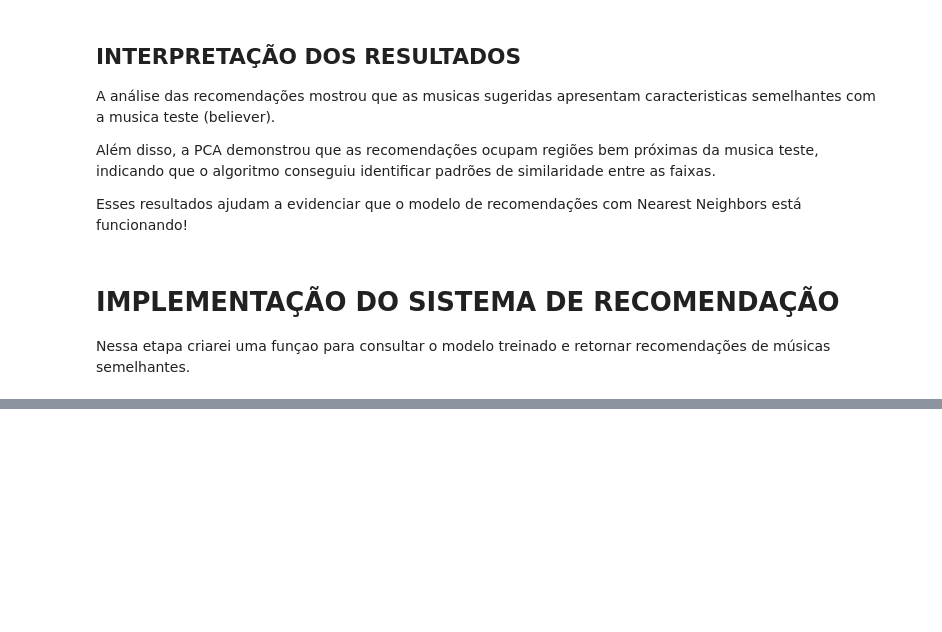
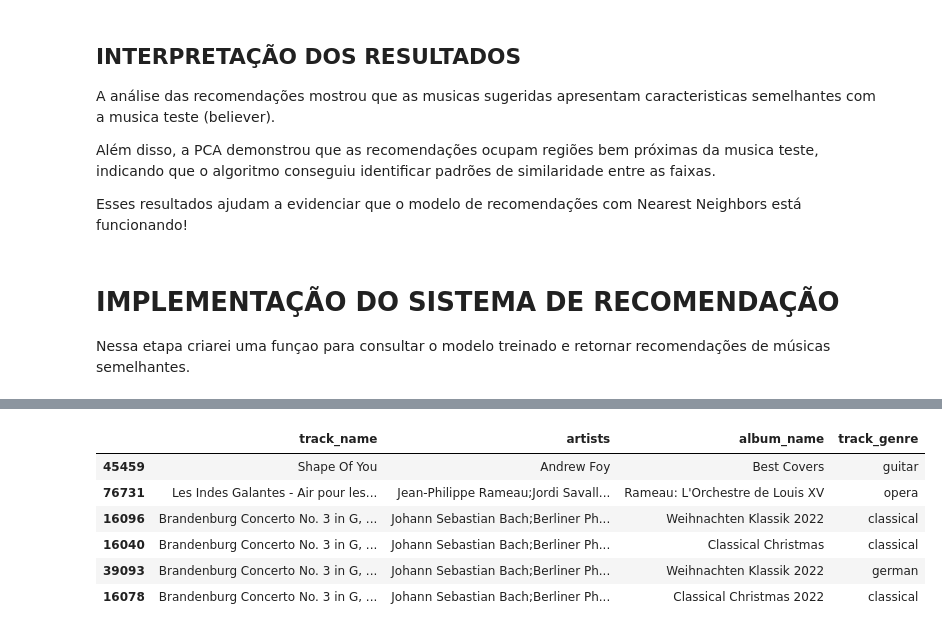
Before and after one commit to FelipeGhensevPeres/Spotify-Recommendation-System, a Jupyter notebook: notebooks/02_recommendation_model.ipynb, the cells around one changed output, grey strips where cells are left out. Saved outputs shown, nothing was run; the diff lists cells and outputs as text; code cells hidden in the pictures; blank space fills up the shorter version.

```diff
--- a/notebooks/02_recommendation_model.ipynb
+++ b/notebooks/02_recommendation_model.ipynb
@@ -290,0 +291,10 @@ display(resultado)
+# %%
+recommendation_song(song_name="shape of you")
+# %% [output]
+|  | track_name | artists | album_name | track_genre |
+| 45459 | Shape Of You | Andrew Foy | Best Covers | guitar |
+| 76731 | Les Indes Galantes - Air pour les... | Jean-Philippe Rameau;Jordi Savall... | Rameau: L'Orchestre de Louis XV | opera |
+| 16096 | Brandenburg Concerto No. 3 in G, ... | Johann Sebastian Bach;Berliner Ph... | Weihnachten Klassik 2022 | classical |
+| 16040 | Brandenburg Concerto No. 3 in G, ... | Johann Sebastian Bach;Berliner Ph... | Classical Christmas | classical |
+| 39093 | Brandenburg Concerto No. 3 in G, ... | Johann Sebastian Bach;Berliner Ph... | Weihnachten Klassik 2022 | german |
+| 16078 | Brandenburg Concerto No. 3 in G, ... | Johann Sebastian Bach;Berliner Ph... | Classical Christmas 2022 | classical |
```
Also changed, not shown: parts of 7 cells of this notebook.
